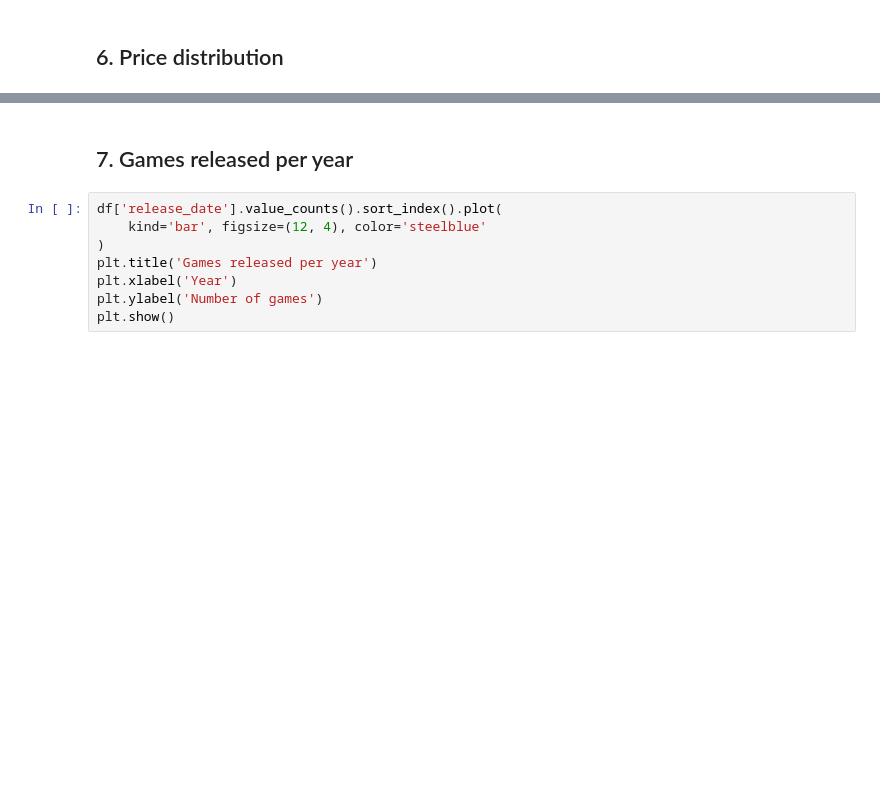
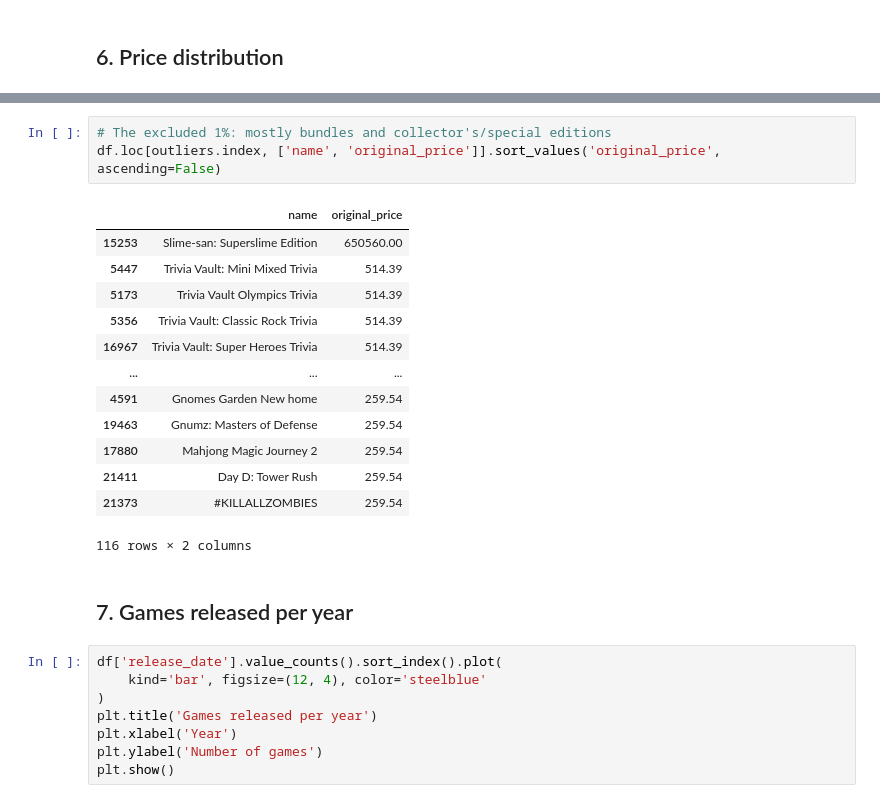
Before and after one commit to zxrey/Game-On-Project, a Jupyter notebook: notebooks/03_EDA.ipynb, the cells around one changed output, grey strips where cells are left out. Drawn from its saved outputs; the diff is of its cells as text; blank space fills up the shorter version.

```diff
--- a/notebooks/03_EDA.ipynb
+++ b/notebooks/03_EDA.ipynb
@@ -72,3 +129,20 @@ plt.show()
+# %%
+# The excluded 1%: mostly bundles and collector's/special editions
+df.loc[outliers.index, ['name', 'original_price']].sort_values('original_price', ascending=False)
+# %% [output]
+|  | name | original_price |
+| 15253 | Slime-san: Superslime Edition | 650560.00 |
+| 5447 | Trivia Vault: Mini Mixed Trivia | 514.39 |
+| 5173 | Trivia Vault Olympics Trivia | 514.39 |
+| 5356 | Trivia Vault: Classic Rock Trivia | 514.39 |
+| 16967 | Trivia Vault: Super Heroes Trivia | 514.39 |
+| ... | ... | ... |
+| 4591 | Gnomes Garden New home | 259.54 |
+| 19463 | Gnumz: Masters of Defense | 259.54 |
+| 17880 | Mahjong Magic Journey 2 | 259.54 |
+| 21411 | Day D: Tower Rush | 259.54 |
+| 21373 | #KILLALLZOMBIES | 259.54 |
+116 rows × 2 columns
 # %% [markdown]
 ## 7. Games released per year
 # %%
```
Also changed, not shown: parts of 10 cells of this notebook, 3 other files.
